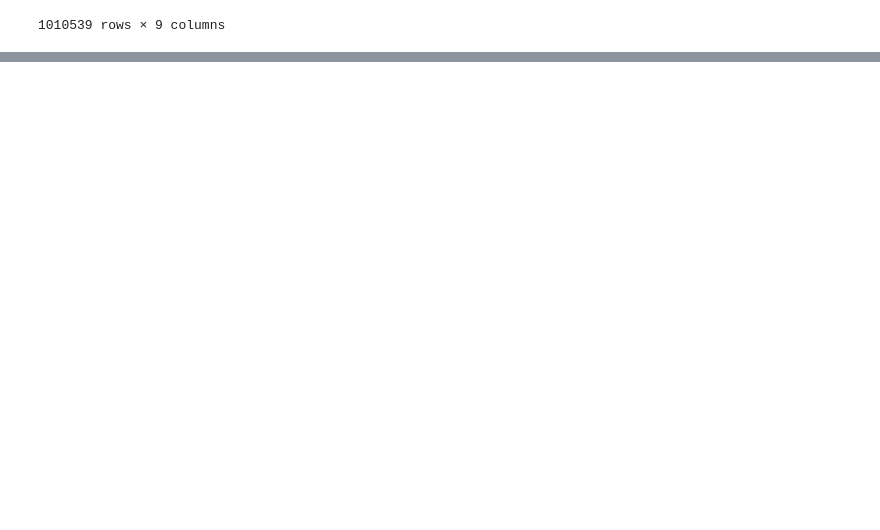
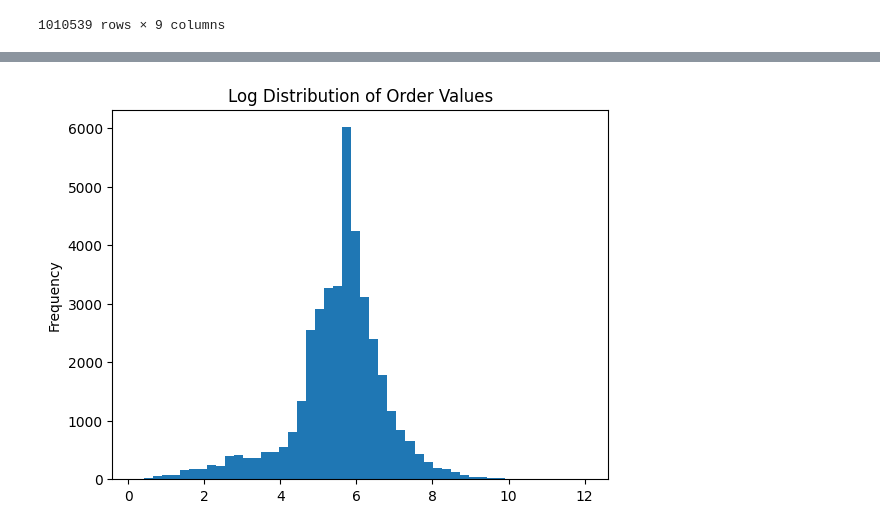
Before and after one commit to prajwal0756/retail-analytics-pipeline, a Jupyter notebook: notebooks/02_data_cleaning.ipynb, the cells around one changed output, grey strips where cells are left out. Saved outputs shown, nothing was run; the diff lists cells and outputs as text; code cells hidden in the pictures; blank space fills up the shorter version.

```diff
--- a/notebooks/02_data_cleaning.ipynb
+++ b/notebooks/02_data_cleaning.ipynb
@@ -104,0 +115,6 @@ df.to_csv("cleaned_online_retail.csv", index=False)
+# %%
+df['Month'] = df['InvoiceDate'].dt.to_period('M')
+
+monthly_sales = df.groupby('Month')['TotalPrice'].sum()
+
+monthly_sales.plot(figsize=(10,5))
@@ -104,0 +196,6 @@ df.to_csv("cleaned_online_retail.csv", index=False)
+# %%
+df['Description'] = df['Description'].str.strip()
+df['Description'] = df['Description'].str.upper()
+
+# strip()=Removes extra spaces from the beginning and end of text.
+# upper()=convert all letters into uppercase Because groupby is case-sensitive.
@@ -104,0 +295,3 @@ df.to_csv("cleaned_online_retail.csv", index=False)
+# %%
+order_totals_clean = df.groupby('Invoice')['TotalPrice'].sum()
+order_totals_clean.describe()
@@ -104,0 +331,11 @@ df.to_csv("cleaned_online_retail.csv", index=False)
+# %%
+# Using Log Transformation
+
+import numpy as np
+
+plt.figure()
+np.log1p(order_totals_clean[order_totals_clean > 0]).plot(kind='hist', bins=50)
+plt.title("Log Distribution of Order Values")
+plt.show()
+# %% [output]
+[figure, added]
```
Also changed, not shown: parts of 32 cells of this notebook, 1 other file.
